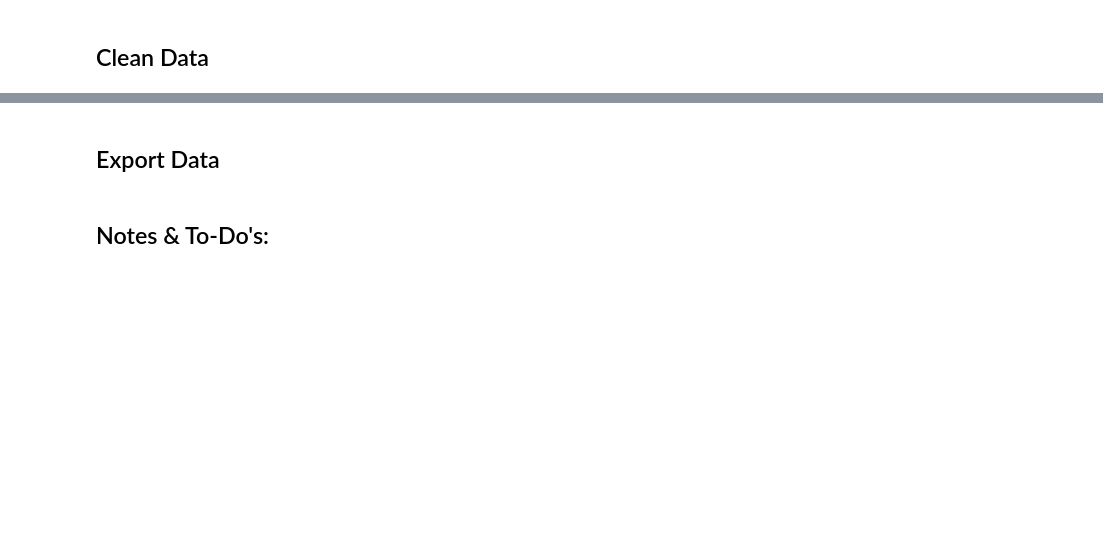
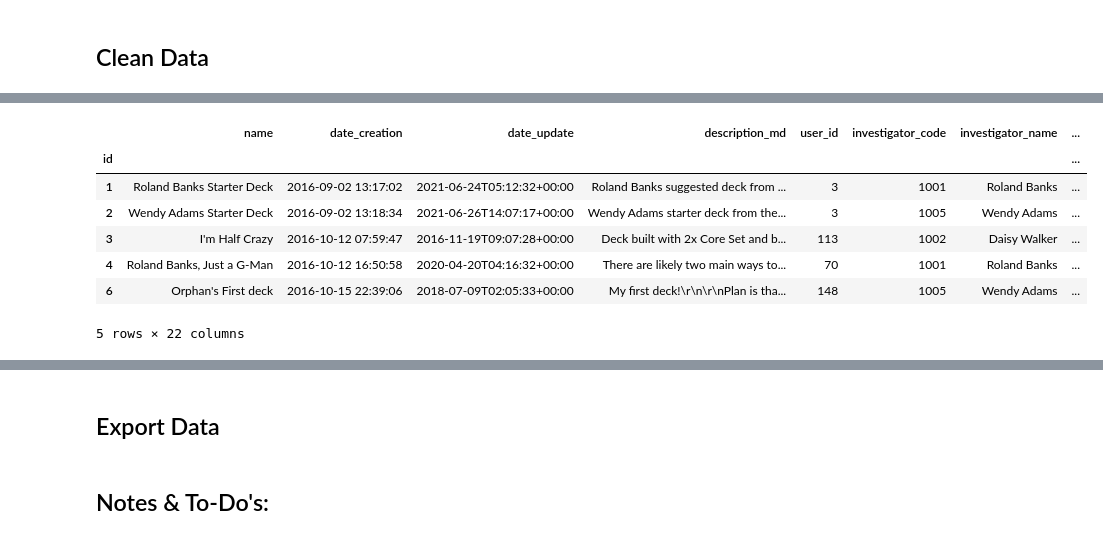
Before and after one commit to SSimon16/arkhamdb-data, a Jupyter notebook: decklist_data.ipynb, the cells around one changed output, grey strips where cells are left out. Saved outputs shown, nothing was run; the diff lists cells and outputs as text; code cells hidden in the pictures; blank space fills up the shorter version.

```diff
--- a/decklist_data.ipynb
+++ b/decklist_data.ipynb
@@ -177,0 +220,22 @@ df_decklists_raw.shape
+# %%
+# Copy raw dataframe to work with
+df_decklists_clean = df_decklists_raw.copy()
+# %%
+# Clean up creation dates
+df_decklists_clean['date_creation'] = pd.to_datetime(df_decklists_clean['date_creation'],
+                                                     format='%Y-%m-%dT%H:%M:%S+00:00')
+
+df_decklists_clean['create_year'] = df_decklists_clean['date_creation'].dt.year
+df_decklists_clean['create_month'] = df_decklists_clean['date_creation'].dt.month
+df_decklists_clean['create_day'] = df_decklists_clean['date_creation'].dt.day
+# %%
+df_decklists_clean.head()
+# %% [output]
+|  | name | date_creation | date_update | description_md | user_id | investigator_code | investigator_name | ... |
+| id |  |  |  |  |  |  |  | ... |
+| 1 | Roland Banks Starter Deck | 2016-09-02 13:17:02 | 2021-06-24T05:12:32+00:00 | Roland Banks suggested deck from ... | 3 | 1001 | Roland Banks | ... |
+| 2 | Wendy Adams Starter Deck | 2016-09-02 13:18:34 | 2021-06-26T14:07:17+00:00 | Wendy Adams starter deck from the... | 3 | 1005 | Wendy Adams | ... |
+| 3 | I'm Half Crazy | 2016-10-12 07:59:47 | 2016-11-19T09:07:28+00:00 | Deck built with 2x Core Set and b... | 113 | 1002 | Daisy Walker | ... |
+| 4 | Roland Banks, Just a G-Man | 2016-10-12 16:50:58 | 2020-04-20T04:16:32+00:00 | There are likely two main ways to... | 70 | 1001 | Roland Banks | ... |
+| 6 | Orphan's First deck | 2016-10-15 22:39:06 | 2018-07-09T02:05:33+00:00 | My first deck!\r\n\r\nPlan is tha... | 148 | 1005 | Wendy Adams | ... |
+5 rows × 22 columns
```
Also changed, not shown: parts of 12 cells of this notebook, 2 other files.
